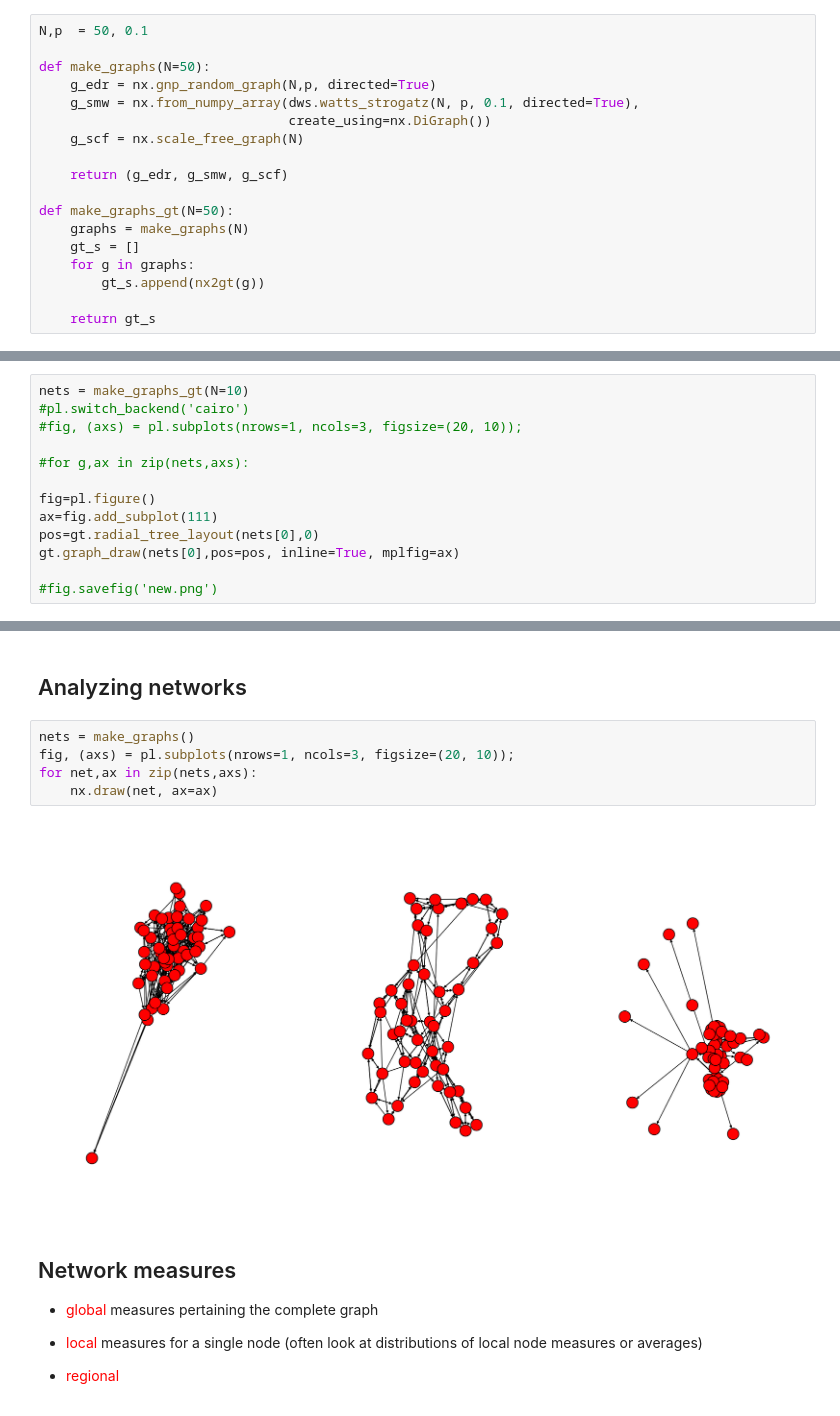
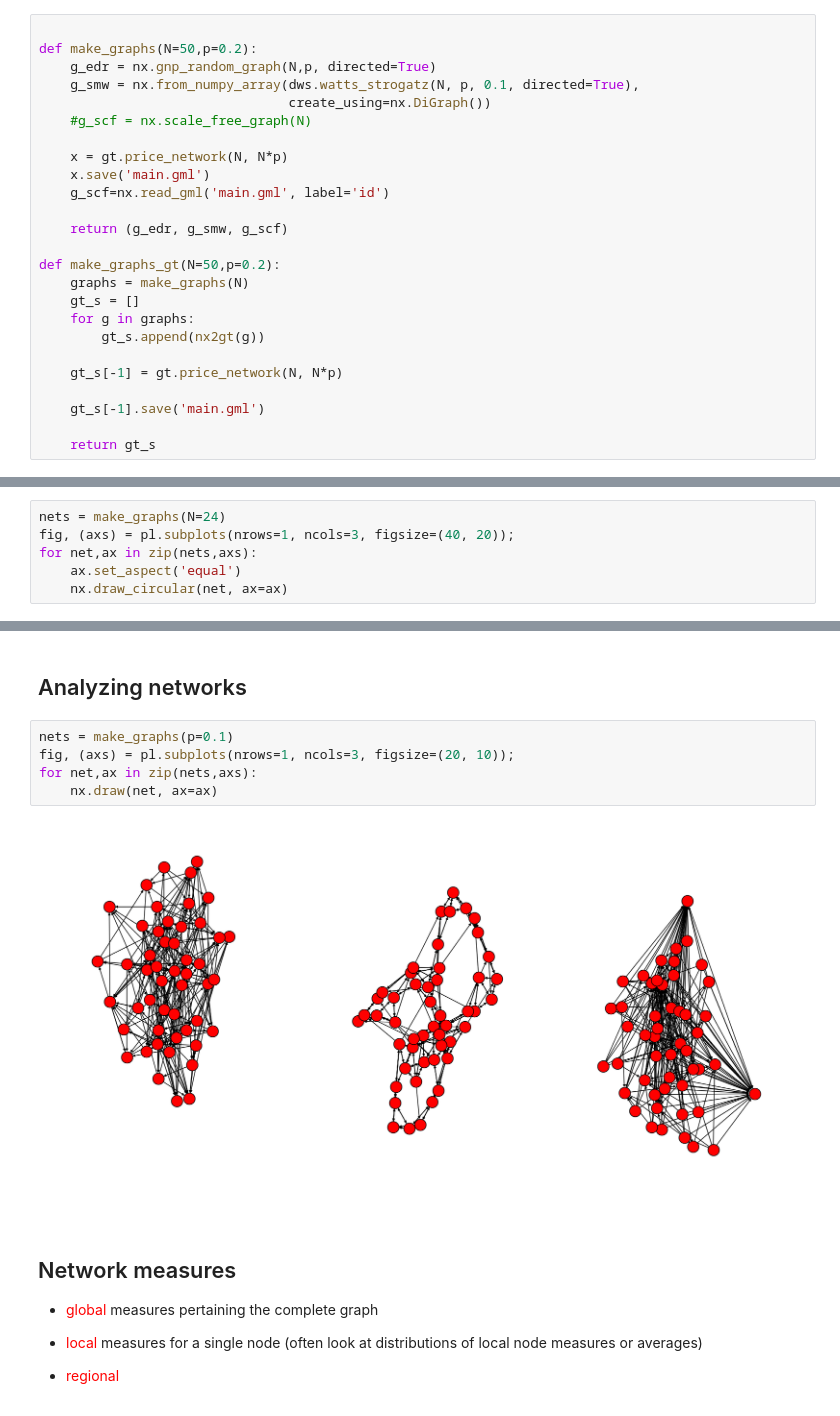
Before and after one commit to felix11h/network-measures-lecture_spp-workshop-18, a Jupyter notebook: network_analysis.ipynb, the cells around one changed output, grey strips where cells are left out. Drawn from its saved outputs; the diff is of its cells as text.

Commit message:
three types of visualization

```diff
--- a/network_analysis.ipynb
+++ b/network_analysis.ipynb
@@ -9,22 +9,29 @@ import graph_tool.all as gt
 
 from lib.nx2gt import nx2gt
 # %%
-N,p  = 50, 0.1
 
-def make_graphs(N=50):
+def make_graphs(N=50,p=0.2):
     g_edr = nx.gnp_random_graph(N,p, directed=True)
     g_smw = nx.from_numpy_array(dws.watts_strogatz(N, p, 0.1, directed=True),
                                 create_using=nx.DiGraph())
-    g_scf = nx.scale_free_graph(N)
+    #g_scf = nx.scale_free_graph(N)
+
+    x = gt.price_network(N, N*p)
+    x.save('main.gml')
+    g_scf=nx.read_gml('main.gml', label='id')
 
     return (g_edr, g_smw, g_scf)
 
-def make_graphs_gt(N=50):
+def make_graphs_gt(N=50,p=0.2):
     graphs = make_graphs(N)
     gt_s = []
     for g in graphs:
         gt_s.append(nx2gt(g))
 
+    gt_s[-1] = gt.price_network(N, N*p)
+
+    gt_s[-1].save('main.gml')
+
     return gt_s
 # %% [markdown]
 ## Analyzing networks
@@ -39,16 +46,9 @@ for g,ax in zip(nets,axs):
 # %% [markdown]
 ## Analyzing networks
 # %%
-nets = make_graphs_gt(N=10)
-#pl.switch_backend('cairo')
-#fig, (axs) = pl.subplots(nrows=1, ncols=3, figsize=(20, 10));
-
-#for g,ax in zip(nets,axs):
-
-fig=pl.figure()
-ax=fig.add_subplot(111)
-pos=gt.radial_tree_layout(nets[0],0)
-gt.graph_draw(nets[0],pos=pos, inline=True, mplfig=ax)
-
-#fig.savefig('new.png')
+nets = make_graphs(N=24)
+fig, (axs) = pl.subplots(nrows=1, ncols=3, figsize=(40, 20));
+for net,ax in zip(nets,axs):
+    ax.set_aspect('equal')
+    nx.draw_circular(net, ax=ax)
 # %% [output]
@@ -58,12 +56,12 @@ ValueError: not enough values to unpack (expected 2, got 0)
 # %% [markdown]
 ## Analyzing networks
 # %%
-nets = make_graphs()
+nets = make_graphs(p=0.1)
 fig, (axs) = pl.subplots(nrows=1, ncols=3, figsize=(20, 10));
 for net,ax in zip(nets,axs):
     nx.draw(net, ax=ax)
 # %% [output]
-[figure, old version]
+[figure, new version]
 # %% [markdown]
 ## Network measures
 
```
Also changed, not shown: parts of 5 cells of this notebook.
